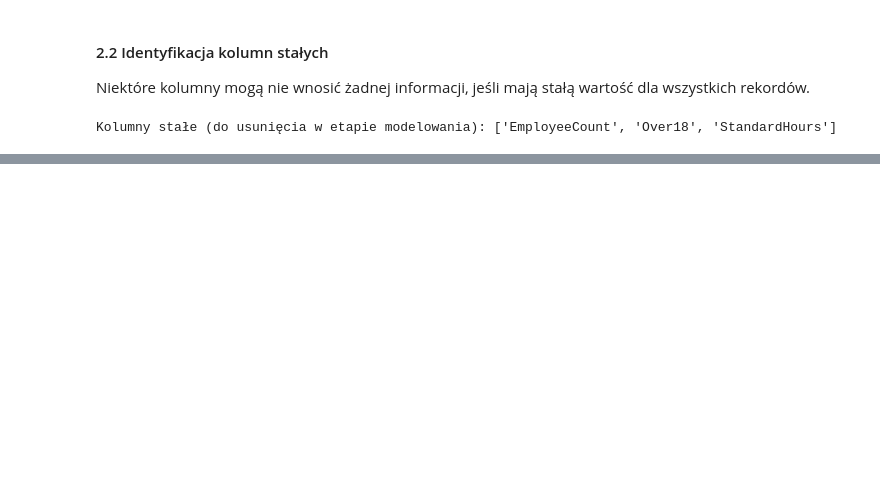
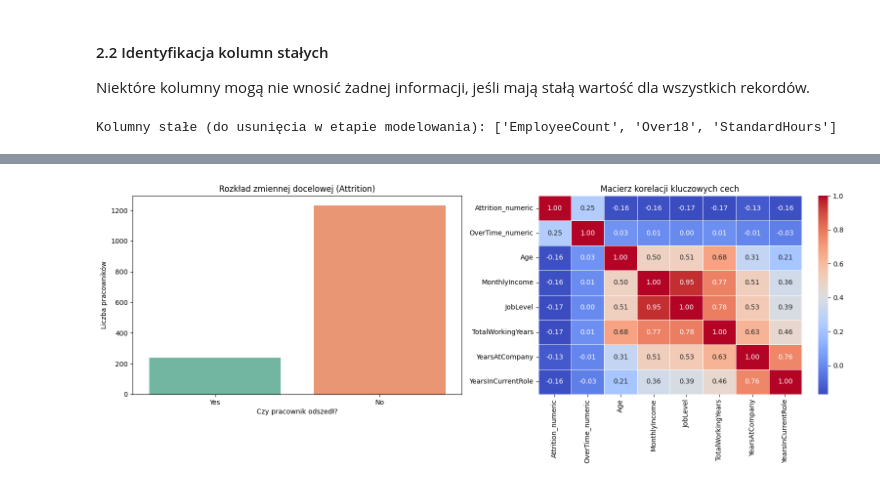
Before and after one commit to Mykola20122004/Projekt, a Jupyter notebook: projekt.ipynb, the cells around one changed output, grey strips where cells are left out. Saved outputs shown, nothing was run; the diff lists cells and outputs as text; code cells hidden in the pictures; blank space fills up the shorter version.

```diff
--- a/projekt.ipynb
+++ b/projekt.ipynb
@@ -99,11 +127,11 @@ Przekształćmy zmienną `Attrition` na postać binarną (0/1), aby sprawdzić j
 # %%
-df['Attrition_numeric'] = df['Attrition'].apply(lambda x: 1 if x == 'Yes' else 0)
-df['OverTime_numeric'] = df['OverTime'].apply(lambda x: 1 if x == 'Yes' else 0)
+df_numeric_analysis = df.copy()
+df_numeric_analysis['Attrition_numeric'] = df_numeric_analysis['Attrition'].apply(lambda x: 1 if x == 'Yes' else 0)
+df_numeric_analysis['OverTime_numeric'] = df_numeric_analysis['OverTime'].apply(lambda x: 1 if x == 'Yes' else 0)
 
-numeric_cols = df.select_dtypes(include=[np.number]).columns.tolist()
-numeric_cols = [c for c in numeric_cols if c not in ['EmployeeCount', 'StandardHours', 'EmployeeNumber']]
+numeric_cols = df_numeric_analysis.select_dtypes(include=[np.number]).columns
+correlations = df_numeric_analysis[numeric_cols].corr()['Attrition_numeric'].sort_values(ascending=False)
 
-correlations = df[numeric_cols].corr()['Attrition_numeric'].sort_values(ascending=False)
-print("Korelacja cech numerycznych ze zmienną Attrition:")
+print("--- KORELACJA ZMIENNYCH ZE ZMIENNĄ DOCELOWĄ (Attrition) ---")
 print(correlations)
 # %% [output]
@@ -131,10 +154,0 @@ Name: Attrition_numeric, dtype: float64
-# %%
-sns.set_theme(style="whitegrid")
-
-plt.figure(figsize=(6,4))
-attrition_counts = df['Attrition'].value_counts()
-sns.barplot(x=attrition_counts.index, y=attrition_counts.values, hue=attrition_counts.index, palette='viridis', legend=False)
-plt.title('Rozkład zmiennej docelowej (Attrition)')
-plt.xlabel('Czy pracownik odszedł?')
-plt.ylabel('Liczba pracowników')
-plt.show()
@@ -323,0 +161,20 @@ Wstępny wynik dokładności (Accuracy) na zbiorze TRENINGOWYM:
+# %%
+plt.figure(figsize=(16, 6))
+
+plt.subplot(1, 2, 1)
+sns.countplot(x='Attrition', data=df, palette='Set2')
+plt.title('Rozkład zmiennej docelowej (Attrition)')
+plt.xlabel('Czy pracownik odszedł?')
+plt.ylabel('Liczba pracowników')
+
+plt.subplot(1, 2, 2)
+selected_features = ['Attrition_numeric', 'OverTime_numeric', 'Age', 'MonthlyIncome',
+                     'JobLevel', 'TotalWorkingYears', 'YearsAtCompany', 'YearsInCurrentRole']
+corr_sub_matrix = df_numeric_analysis[selected_features].corr()
+sns.heatmap(corr_sub_matrix, annot=True, cmap='coolwarm', fmt=".2f", linewidths=0.5)
+plt.title('Macierz korelacji kluczowych cech')
+
+plt.tight_layout()
+plt.show()
+# %% [output]
+[figure, added]
```
Also changed, not shown: parts of 33 cells of this notebook, 1 other file.
